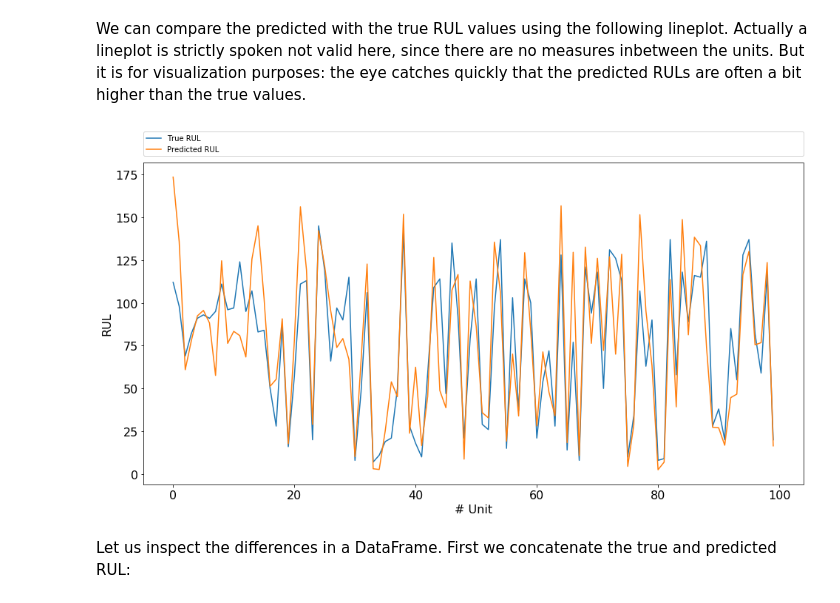
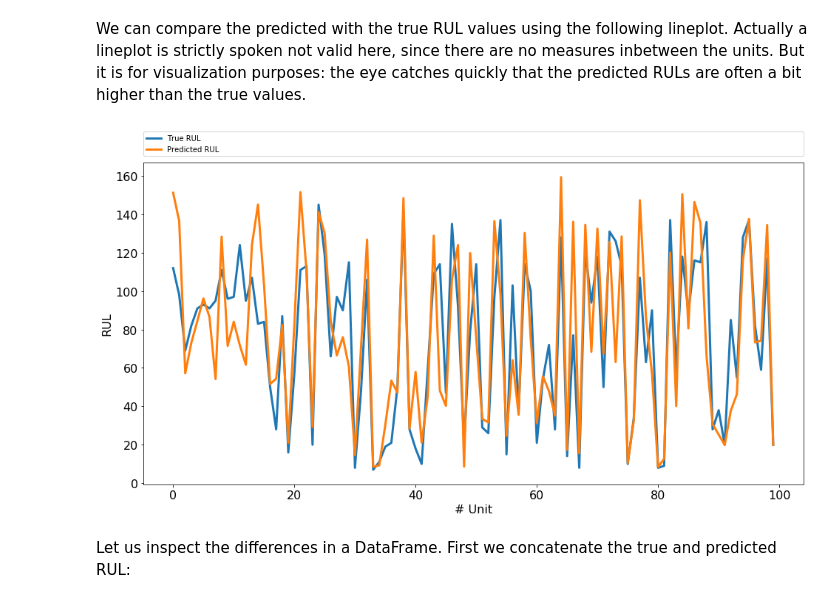
Before and after one commit to caglarmert/RUL, a Jupyter notebook: RUL_Prediction.ipynb, the cells around one changed output. Cells and saved outputs as stored; diff of their text form; code cells hidden in the pictures.

```diff
--- a/RUL_Prediction.ipynb
+++ b/RUL_Prediction.ipynb
@@ -184,11 +135,0 @@ The following visualizes different sensors of a particular unit. It gives a good
-# %%
-values = train[train.unit==1].values
-groups = [5, 6, 7, 8, 9, 10, 11,12,13]
-i = 1
-plt.figure(figsize=(10,20))
-for group in groups:
-	plt.subplot(len(groups), 1, i)
-	plt.plot(values[:, group])
-	plt.title(train.columns[group], y=0.5, loc='right')
-	i += 1
-plt.show()
@@ -439,7 +215,15 @@ Everything is ready to train the model:
 # %%
+X_train = ntrain.values[:,1:18]
+Y_train = ntrain.values[:, 20]
+X_test = ntest.values[:,1:18]
 model = Sequential()
-model.add(Dense(6, input_dim=17, kernel_initializer='normal', activation='relu'))
+model.add(Dense(16, input_dim=17, kernel_initializer='normal', activation='relu'))
+model.add(Dense(8, kernel_initializer='normal'))
+#model.add(Dropout(rate=0.2))
 model.add(Dense(1, kernel_initializer='normal'))
-model.compile(loss='mean_squared_error', optimizer='adam',metrics=['accuracy'])
+model.compile(loss='mean_squared_error', optimizer='adam',metrics=['mae'])
+plot_model(model, to_file='model.png')
+
+history = model.fit(X_train, Y_train, validation_split=0.4, epochs=100, batch_size=256, verbose=0)
 # %% [output]
 WARNING: Logging before flag parsing goes to stderr.
@@ -453,7 +240,0 @@ W0929 11:31:29.793656 13088 deprecation_wrapper.py:119] From d:\python37\lib\sit
-# %%
-model = Sequential()
-model.add(Dense(16, input_dim=17, kernel_initializer='normal', activation='relu'))
-model.add(Dense(8, kernel_initializer='normal'))
-#model.add(Dropout(rate=0.2))
-model.add(Dense(1, kernel_initializer='normal'))
-model.compile(loss='mean_squared_error', optimizer='adam',metrics=['accuracy'])
@@ -462,2 +240,0 @@ plot_model(model, to_file='model.png')
-# %%
-history = model.fit(X_train, Y_train, validation_split=0.25, epochs=50, batch_size=16, verbose=1)
@@ -661,16 +294,16 @@ plt.show()
 We can compare the predicted with the true RUL values using the following lineplot. Actually a lineplot is strictly spoken not valid here, since there are no measures inbetween the units. But it is for visualization purposes: the eye catches quickly that the predicted RULs are often a bit higher than the true values.
 # %%
 plt.figure(figsize = (16, 8))
-plt.plot(RUL)
-plt.plot(predictedRUL)
+plt.plot(RUL,linewidth=3)
+plt.plot(predictedRUL,linewidth=3)
 plt.xlabel('# Unit', fontsize=16)
 plt.xticks(fontsize=16)
 plt.ylabel('RUL', fontsize=16)
 plt.yticks(fontsize=16)
 plt.legend(['True RUL','Predicted RUL'], bbox_to_anchor=(0., 1.02, 1., .102), loc=3, mode="expand", borderaxespad=0)
 plt.show()
 # %% [output]
-[figure, old version]
+[figure, new version]
 # %% [markdown]
 Let us inspect the differences in a DataFrame. First we concatenate the true and predicted RUL:
 # %%
```
Also changed, not shown: parts of 117 cells of this notebook.
